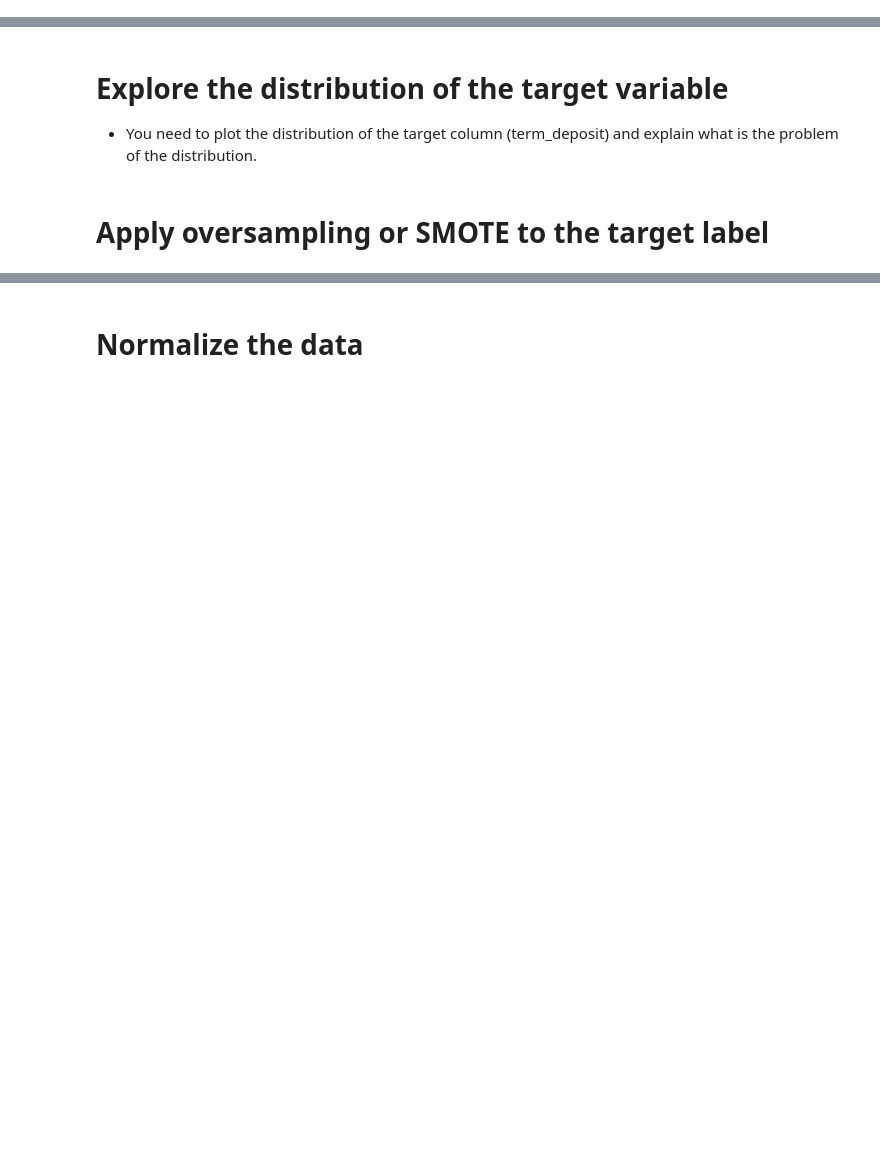
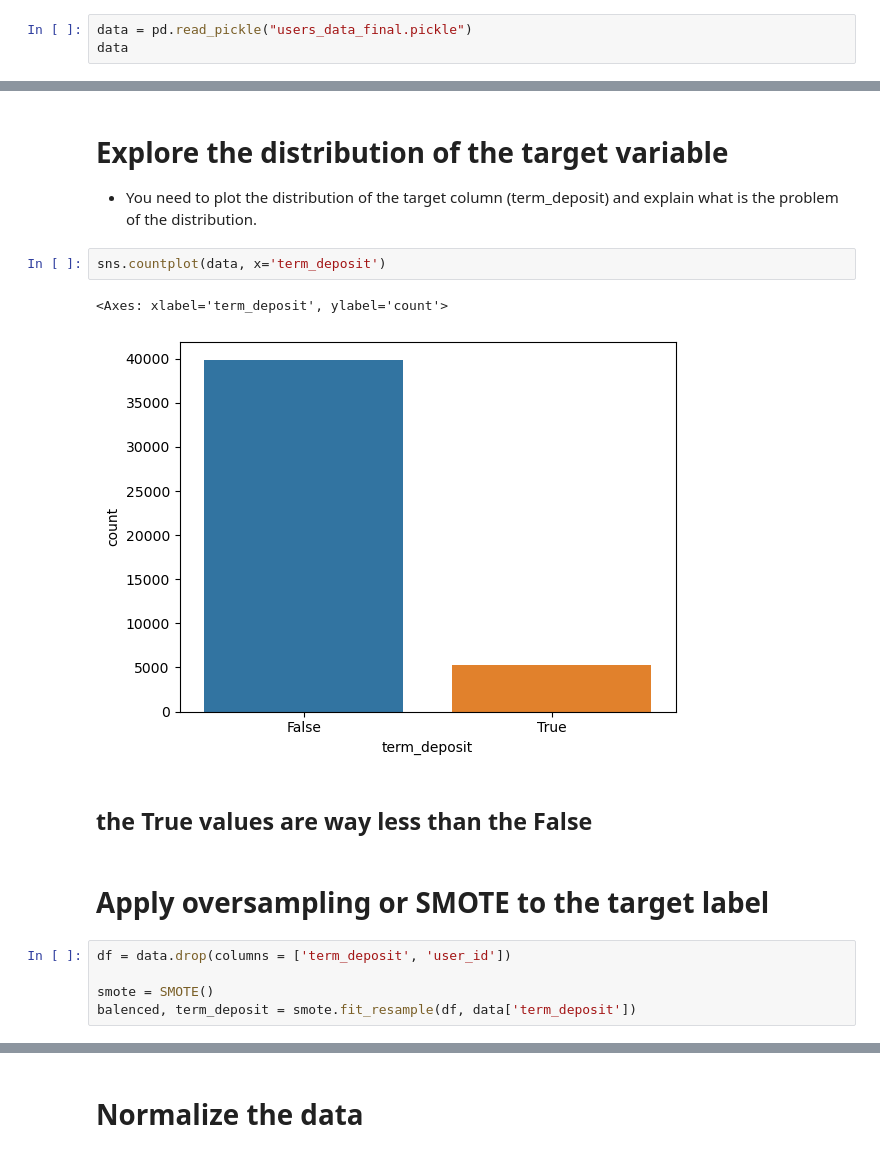
Before and after one commit to Tuwaiq-Data-Science-Bootcamp-V5/Preprocessing_Lab1, a Jupyter notebook: Preprocessing.ipynb, the cells around one changed output, grey strips where cells are left out. Cells and saved outputs as stored; diff of their text form; blank space fills up the shorter version.

```diff
--- a/Preprocessing.ipynb
+++ b/Preprocessing.ipynb
@@ -3,2 +12,5 @@
 # %% [markdown]
 # Load and preview the data
+# %%
+data = pd.read_pickle("users_data_final.pickle")
+data
@@ -10,5 +60,17 @@
 # Explore the distribution of the target variable
 
 - You need to plot the distribution of the target column (term_deposit) and explain what is the problem of the distribution.
+# %%
+sns.countplot(data, x='term_deposit')
+# %% [output]
+<Axes: xlabel='term_deposit', ylabel='count'>
+[figure, added]
+# %% [markdown]
+## the True values are way less than the False
 # %% [markdown]
 # Apply oversampling or SMOTE to the target label
+# %%
+df = data.drop(columns = ['term_deposit', 'user_id'])
+
+smote = SMOTE()
+balenced, term_deposit = smote.fit_resample(df, data['term_deposit'])
```
Also changed, not shown: parts of 10 cells of this notebook.
